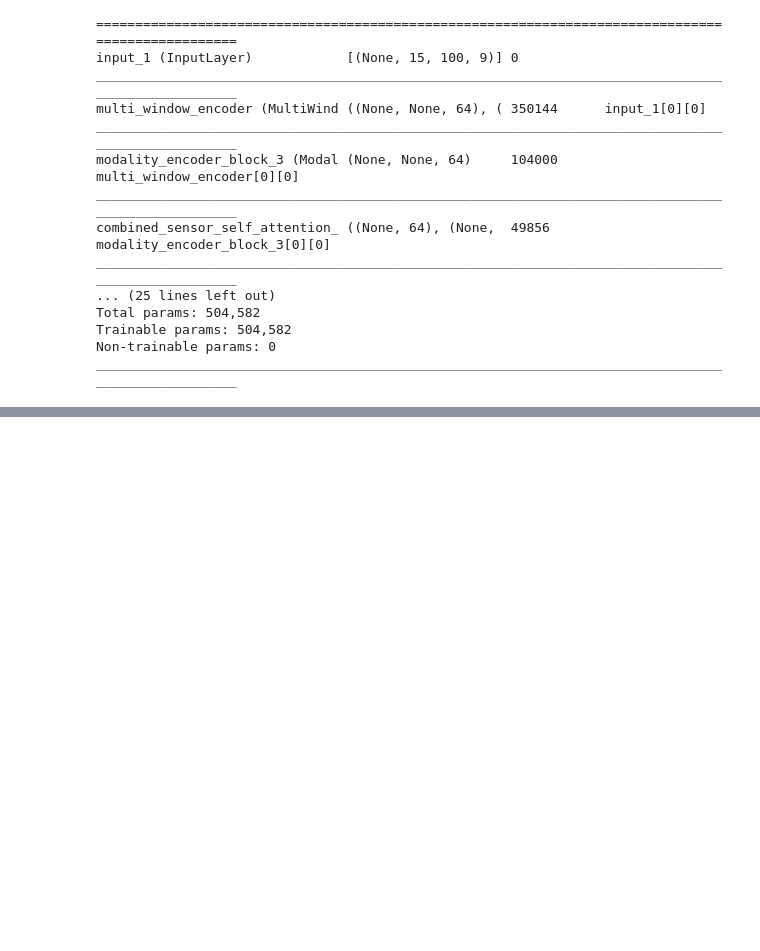
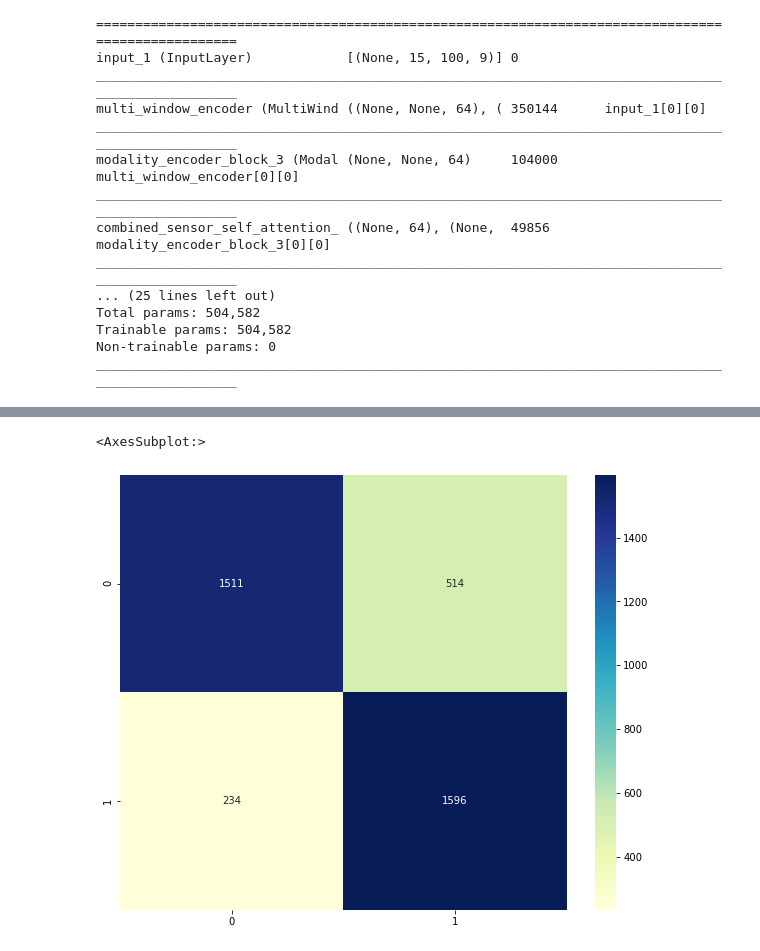
Before and after one commit to saif-mahmud/hierarchical-attention-HAR, a Jupyter notebook: notebooks/daphnet_session_guided_window.ipynb, the cells around one changed output, grey strips where cells are left out. Saved outputs shown, nothing was run; the diff lists cells and outputs as text; code cells hidden in the pictures; blank space fills up the shorter version.

```diff
--- a/notebooks/daphnet_session_guided_window.ipynb
+++ b/notebooks/daphnet_session_guided_window.ipynb
@@ -212,0 +236,9 @@ mid_activity_opp = ['Other', 'Open Door 1', 'Open Door 2', 'Close Door 1',
+# %%
+confm = confusion_matrix(np.argmax(y_test_mid.reshape(-1, 3), axis=1), np.argmax(pred_mid.reshape(-1, 3), axis=1))
+# activity_list = list(activity_map.values())
+df_cm = pd.DataFrame(confm)
+plt.figure(figsize = (10,8))
+sns.heatmap(df_cm, annot=True, fmt='d', cmap="YlGnBu")
+# %% [output]
+<AxesSubplot:>
+[figure, added]
```
Also changed, not shown: parts of 15 cells of this notebook, 6 other files.
